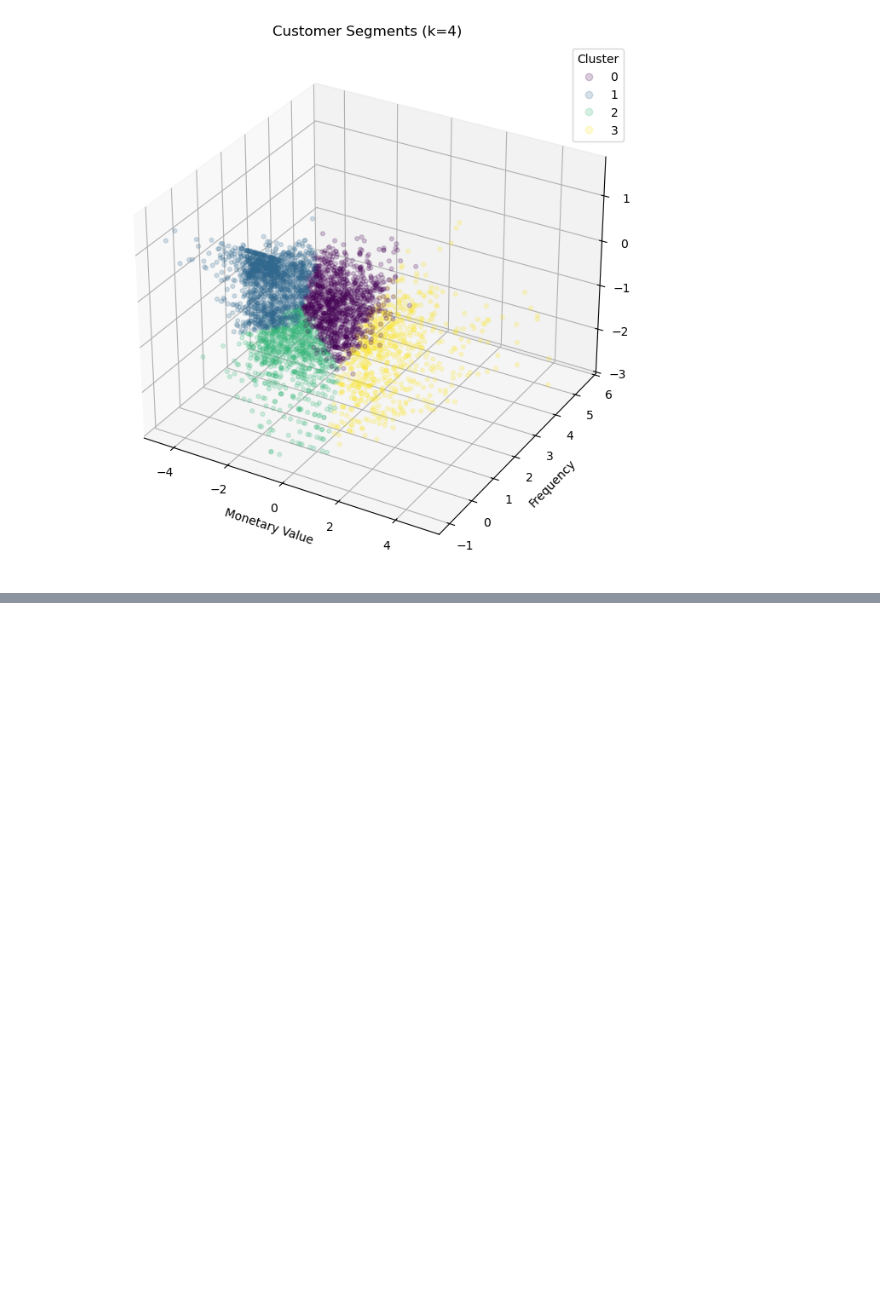
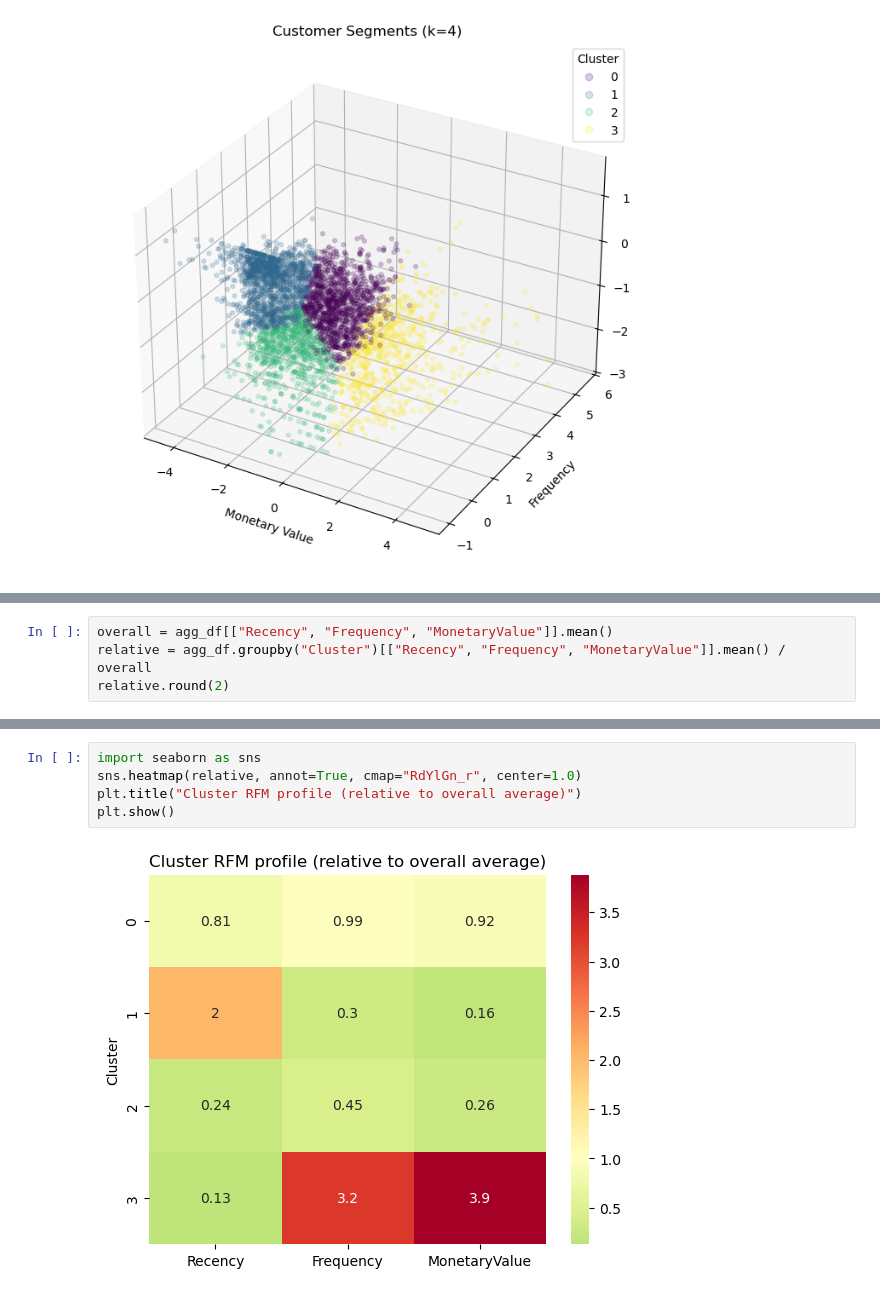
Before and after one commit to jnqu/RFM-Clustering-KMeans, a Jupyter notebook: clustering.ipynb, the cells around one changed output, grey strips where cells are left out. Drawn from its saved outputs; the diff is of its cells as text; blank space fills up the shorter version.

Commit message:
Cluster Analysis

```diff
--- a/clustering.ipynb
+++ b/clustering.ipynb
@@ -595,0 +615,4 @@ plt.show()
+# %%
+overall = agg_df[["Recency", "Frequency", "MonetaryValue"]].mean()
+relative = agg_df.groupby("Cluster")[["Recency", "Frequency", "MonetaryValue"]].mean() / overall
+relative.round(2)
@@ -595,0 +626,7 @@ plt.show()
+# %%
+import seaborn as sns
+sns.heatmap(relative, annot=True, cmap="RdYlGn_r", center=1.0)
+plt.title("Cluster RFM profile (relative to overall average)")
+plt.show()
+# %% [output]
+[figure, added]
```
Also changed, not shown: parts of 6 cells of this notebook.
